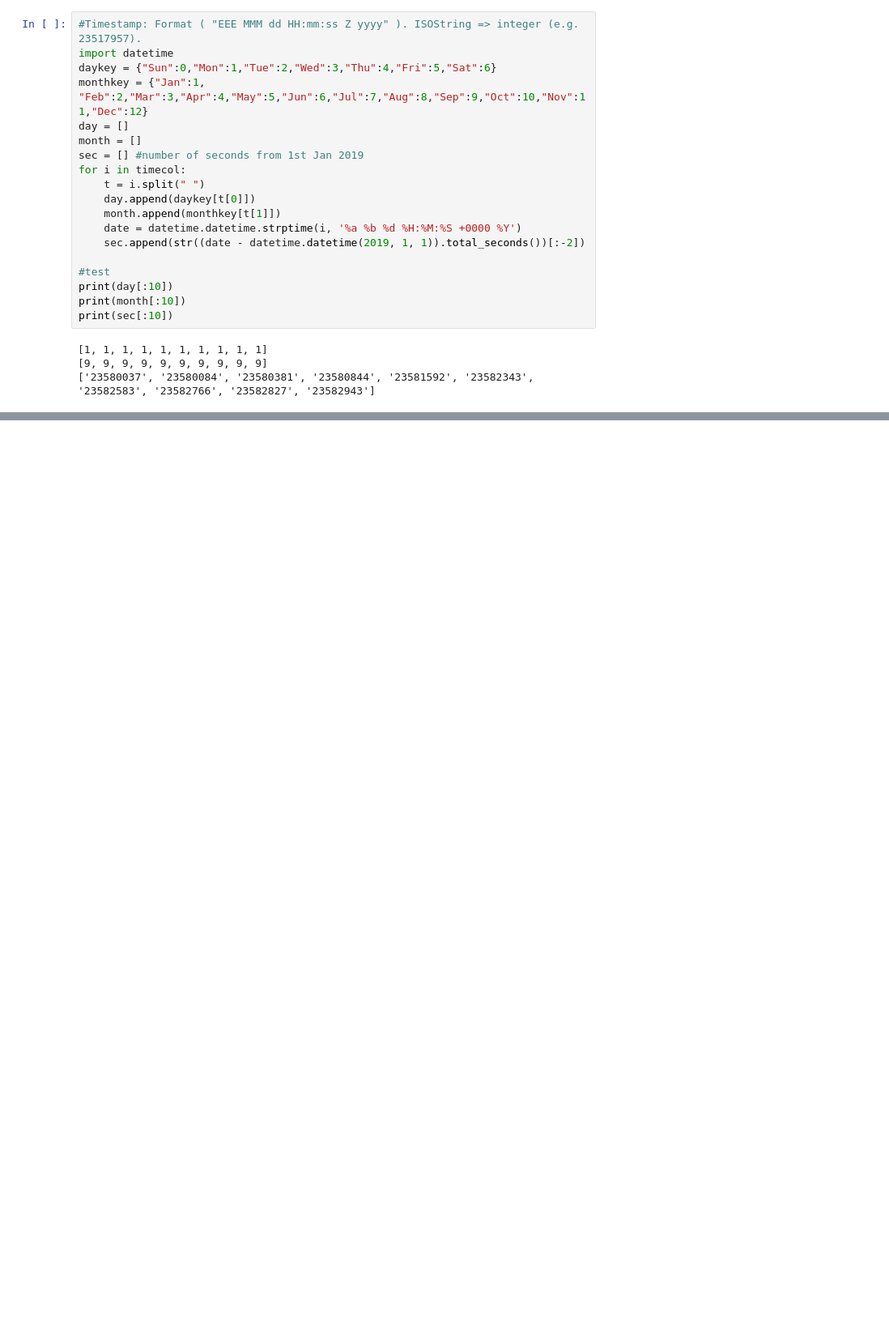
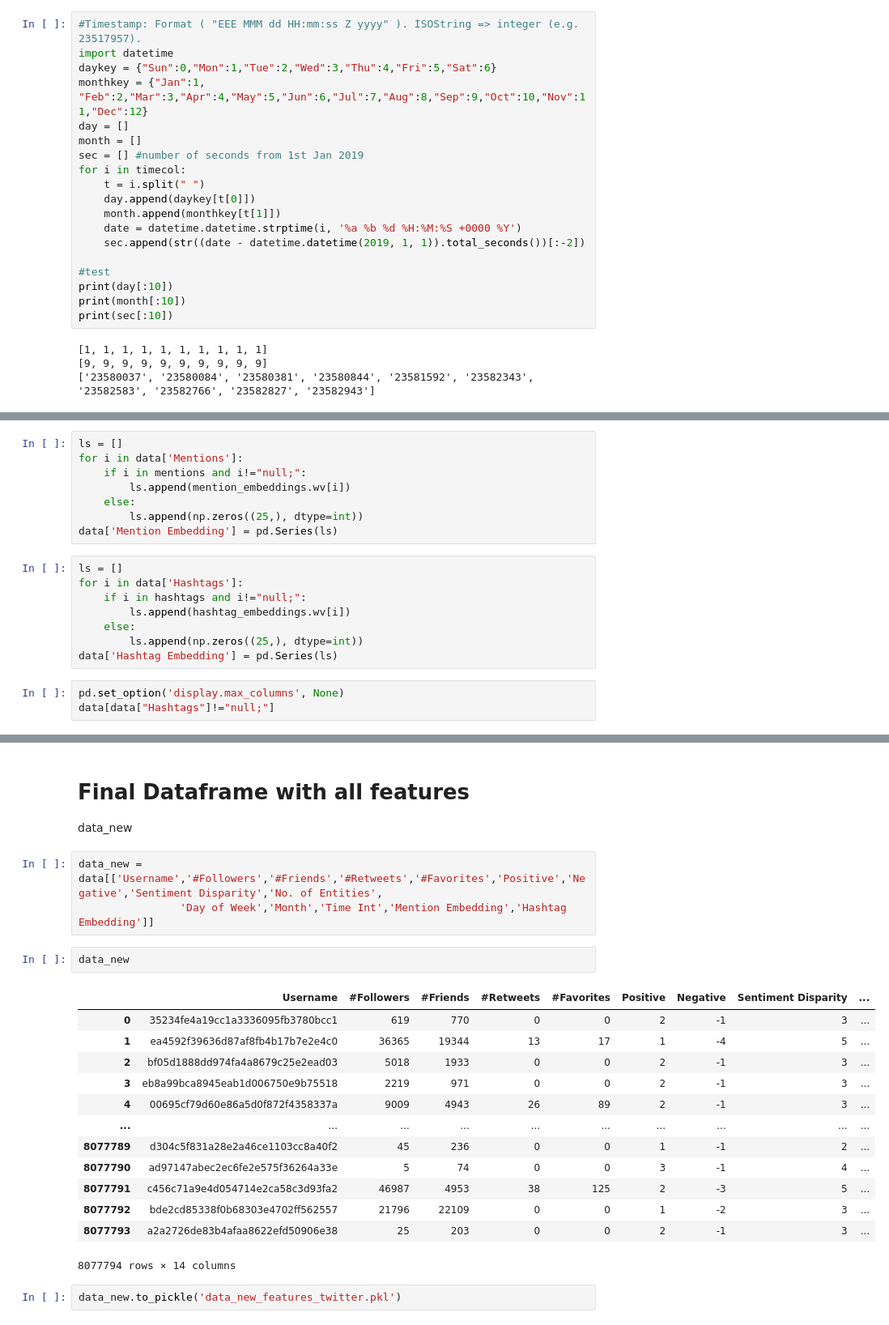
Before and after one commit to arglux/50021-ai-project, a Jupyter notebook: Timestamp and Senti Features.ipynb, the cells around one changed output, grey strips where cells are left out. Shown at 81% size. Cells and saved outputs as stored; diff of their text form; blank space fills up the shorter version.

Commit message:
Dataframe updated with all new features (data_new)

```diff
--- a/Timestamp and Senti Features.ipynb
+++ b/Timestamp and Senti Features.ipynb
@@ -119,0 +191,19 @@ data
+# %%
+ls = []
+for i in data['Mentions']:
+    if i in mentions and i!="null;":
+        ls.append(mention_embeddings.wv[i])
+    else:
+        ls.append(np.zeros((25,), dtype=int))
+data['Mention Embedding'] = pd.Series(ls)
+# %%
+ls = []
+for i in data['Hashtags']:
+    if i in hashtags and i!="null;":
+        ls.append(hashtag_embeddings.wv[i])
+    else:
+        ls.append(np.zeros((25,), dtype=int))
+data['Hashtag Embedding'] = pd.Series(ls)
+# %%
+pd.set_option('display.max_columns', None)
+data[data["Hashtags"]!="null;"]
@@ -119,0 +224,24 @@ data
+# %% [markdown]
+# Final Dataframe with all features
+data_new
+# %%
+data_new = data[['Username','#Followers','#Friends','#Retweets','#Favorites','Positive','Negative','Sentiment Disparity','No. of Entities',
+                'Day of Week','Month','Time Int','Mention Embedding','Hashtag Embedding']]
+# %%
+data_new
+# %% [output]
+|  | Username | #Followers | #Friends | #Retweets | #Favorites | Positive | Negative | Sentiment Disparity | ... |
+| 0 | 35234fe4a19cc1a3336095fb3780bcc1 | 619 | 770 | 0 | 0 | 2 | -1 | 3 | ... |
+| 1 | ea4592f39636d87af8fb4b17b7e2e4c0 | 36365 | 19344 | 13 | 17 | 1 | -4 | 5 | ... |
+| 2 | bf05d1888dd974fa4a8679c25e2ead03 | 5018 | 1933 | 0 | 0 | 2 | -1 | 3 | ... |
+| 3 | eb8a99bca8945eab1d006750e9b75518 | 2219 | 971 | 0 | 0 | 2 | -1 | 3 | ... |
+| 4 | 00695cf79d60e86a5d0f872f4358337a | 9009 | 4943 | 26 | 89 | 2 | -1 | 3 | ... |
+| ... | ... | ... | ... | ... | ... | ... | ... | ... | ... |
+| 8077789 | d304c5f831a28e2a46ce1103cc8a40f2 | 45 | 236 | 0 | 0 | 1 | -1 | 2 | ... |
+| 8077790 | ad97147abec2ec6fe2e575f36264a33e | 5 | 74 | 0 | 0 | 3 | -1 | 4 | ... |
+| 8077791 | c456c71a9e4d054714e2ca58c3d93fa2 | 46987 | 4953 | 38 | 125 | 2 | -3 | 5 | ... |
+| 8077792 | bde2cd85338f0b68303e4702ff562557 | 21796 | 22109 | 0 | 0 | 1 | -2 | 3 | ... |
+| 8077793 | a2a2726de83b4afaa8622efd50906e38 | 25 | 203 | 0 | 0 | 2 | -1 | 3 | ... |
+8077794 rows × 14 columns
+# %%
+data_new.to_pickle('data_new_features_twitter.pkl')
```
Also changed, not shown: parts of 7 cells of this notebook.
